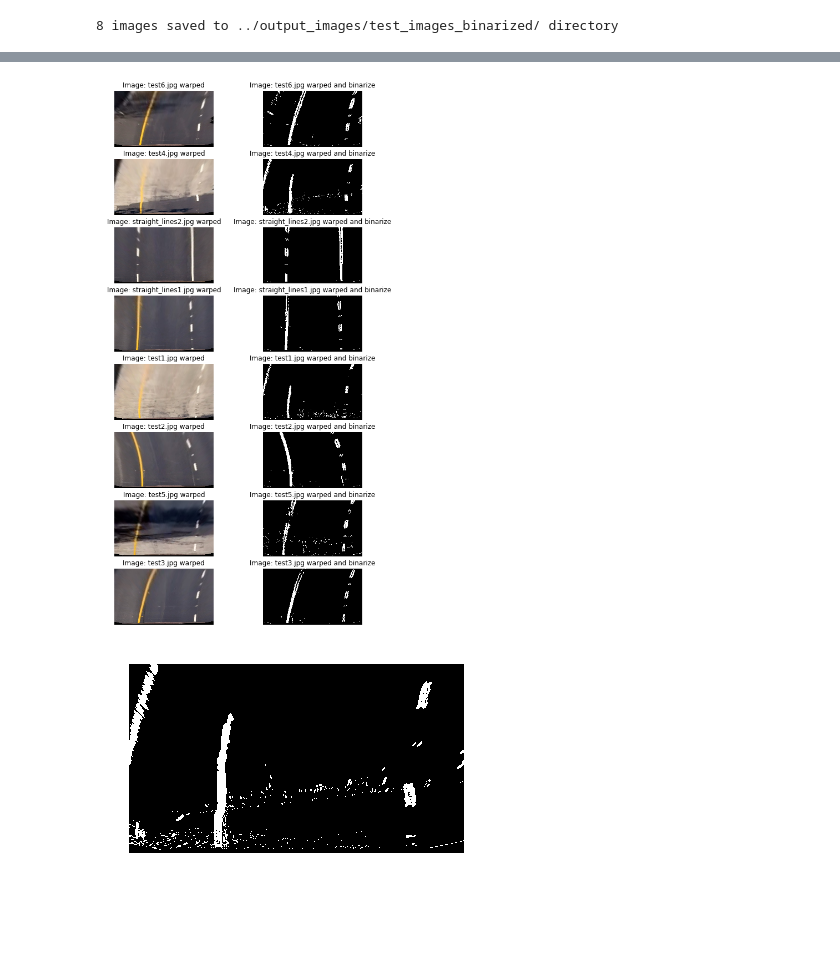
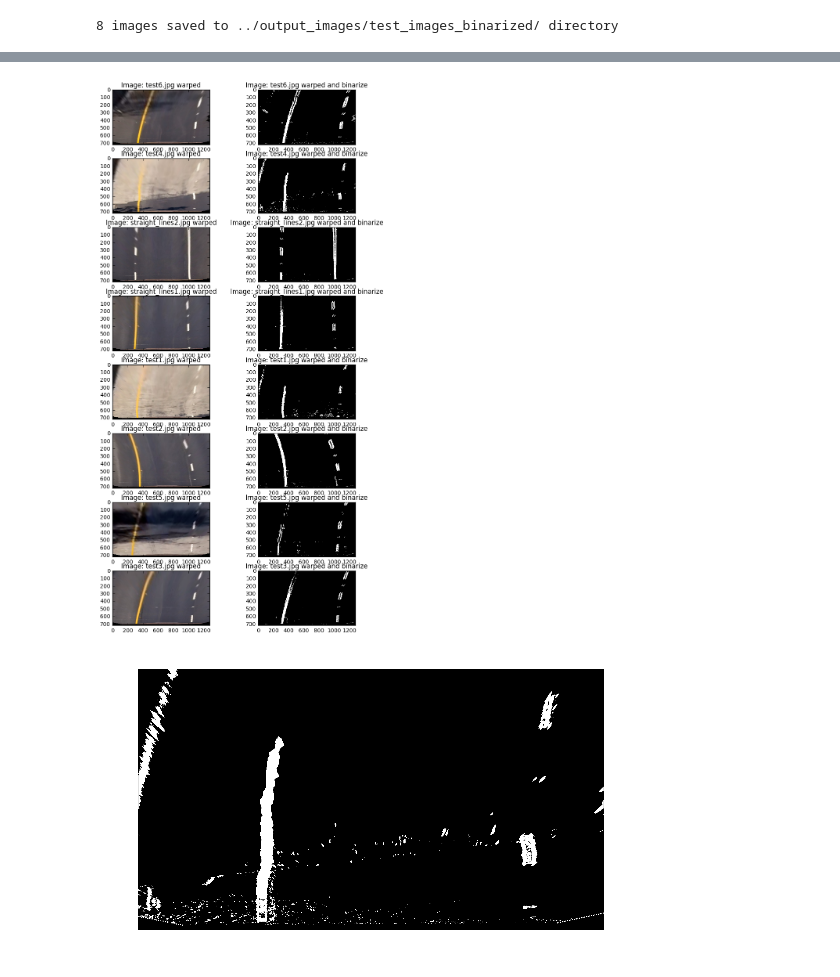
Before and after one commit to jsistla/adv-lane-lines, a Jupyter notebook: src/Advance_lane_lines.ipynb, the cells around one changed output, grey strips where cells are left out. Saved outputs shown, nothing was run; the diff lists cells and outputs as text; code cells hidden in the pictures; blank space fills up the shorter version.

```diff
--- a/src/Advance_lane_lines.ipynb
+++ b/src/Advance_lane_lines.ipynb
@@ -203,40 +203,40 @@ plt.show()
 # %%
 index = 0
 plt.figure(figsize=(8, 18))
 gs = gridspec.GridSpec(8, 2)
 gs.update(wspace=0.5, hspace=0.05)
 
 binary_images = []
 for file in os.listdir('../output_images/undistorted_test_images/'):
     image = mpimg.imread('../output_images/undistorted_test_images/' + file)
 
     ax1 = plt.subplot(gs[index])
     undistorted = perspective.transform(image)
-    ax1.axis('off')
+    ax1.axis('on')
     ax1.set_title('Image: {} warped'.format(file))
     ax1.imshow(undistorted)
 
     index += 1
 
     binary_img = adv_lane_lines.binarize(undistorted)
     binary_images.append(binary_img)
     ax2 = plt.subplot(gs[index])
-    ax2.axis('off')
+    ax2.axis('on')
     ax2.set_title('Image: {} warped and binarize'.format(file))
     ax2.imshow(binary_img)
 
     index += 1
 
 plt.show()
 # %% [output]
-[figure, old version]
+[figure, new version]
 # %%
 warped_image = binary_images[1]
 plt.imshow(warped_image)
 plt.axis('off')
 plt.show()
 # %% [output]
-[figure, old version]
+[figure, new version]
 # %%
 histogram = np.sum(warped_image[warped_image.shape[0] // 2:, :, 0], axis=0)
 plt.figure(figsize=(8, 3))
```
Also changed, not shown: parts of 9 cells of this notebook, 10 other files.
